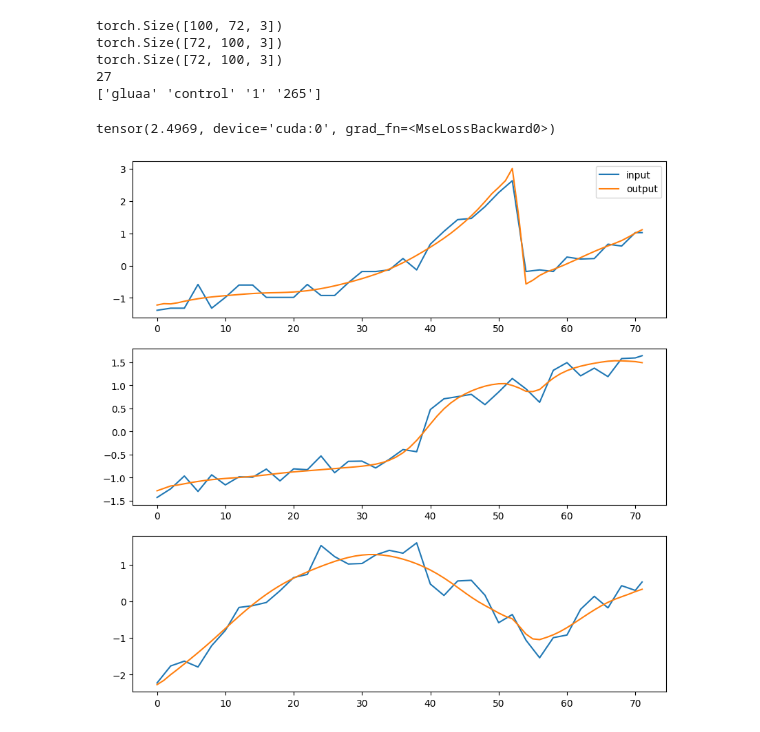
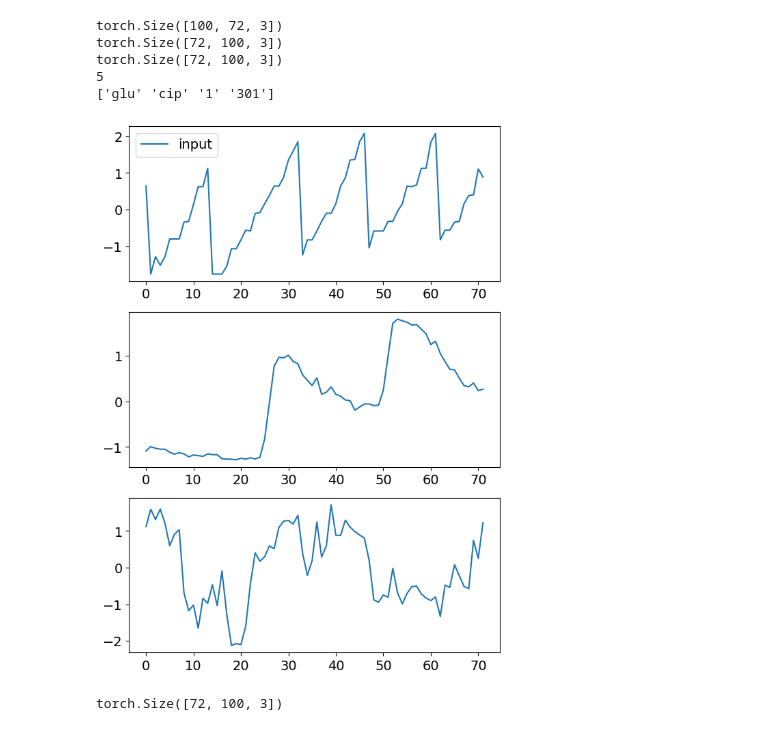
Before and after one commit to A-chille/timeseries-clustering-vae, a Jupyter notebook: multivariate.ipynb, the cells around one changed output. Saved outputs shown, nothing was run; the diff lists cells and outputs as text; code cells hidden in the pictures.

```diff
--- a/multivariate.ipynb
+++ b/multivariate.ipynb
@@ -216,37 +216,43 @@ tensor(3.2480, device='cuda:0', grad_fn=<MseLossBackward0>)
 # %%
 vrae.eval()
 # testseq = train_dataset[30:batch_size+30][0].float()
 testseq = test_dataset[:batch_size][0].float()
 # testseq = testseq.repeat(2,1,1)
 
 print(testseq.shape)
 # plt.plot(testseq[:,:,0].T)
 testseq2 = testseq.permute(1, 0, 2).cuda()
 print(testseq2.shape)
 outp = vrae.forward(testseq2)
 print(outp[0].shape)
 
 k=np.random.randint(0,batch_size)
-# k=5
+k=5
 print(k)
 input_seq = testseq2[:,k,:].cpu().detach().numpy()
 output_seq = outp[0][:,k,:].cpu().detach().numpy()
 
-fig, ax = plt.subplots(3,1,figsize=(10,10))
+fig, ax = plt.subplots(3,1,figsize=(7,10))
 for i in range(3):
     ax[i].plot(input_seq[:,i], label = 'input')
-    ax[i].plot(output_seq[:,i], label = 'output')
+    # ax[i].plot(output_seq[:,i], label = 'output')
 ax[0].legend()
 print(y_train[r])
 
 loss = nn.MSELoss(reduction='sum')
 # loss(input_seq, output_seq)
 loss(testseq2[:,k,0],outp[0][:,k,0])
+#font
+plt.rcParams.update({'font.size': 14})
 # %% [output]
 torch.Size([100, 72, 3])
 torch.Size([72, 100, 3])
 torch.Size([72, 100, 3])
-27
-['gluaa' 'control' '1' '265']
+5
+['glu' 'cip' '1' '301']
-tensor(2.4969, device='cuda:0', grad_fn=<MseLossBackward0>)
-[figure, old version]
+[figure, new version]
+# %%
+l =vrae.forward(testseq2)
+l[0].shape
+# %% [output]
+torch.Size([72, 100, 3])
```
Also changed, not shown: parts of 2 cells of this notebook.
